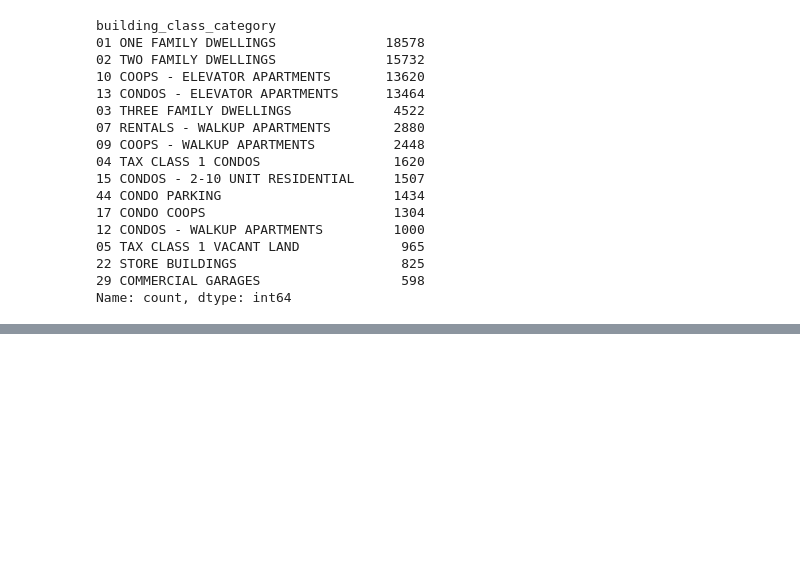
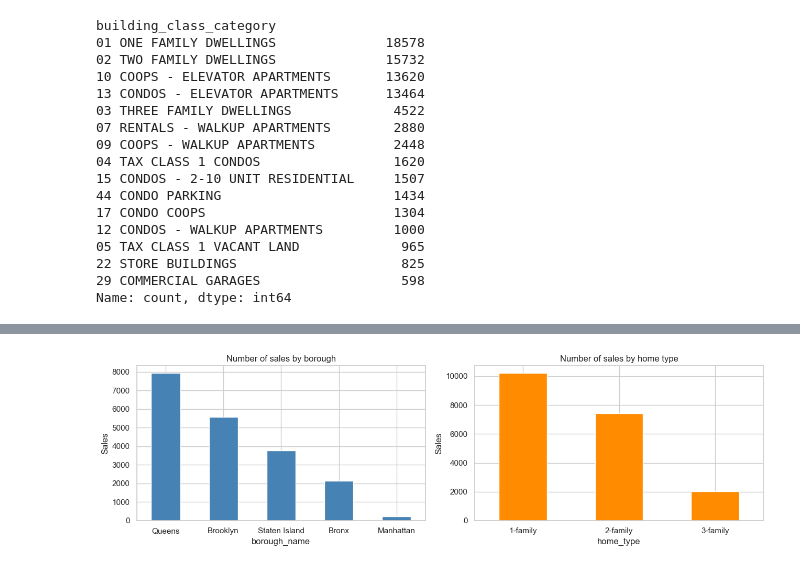
Before and after one commit to nodirbeksolijonov/MLDA-CW1-NYC-Property-Sales, a Jupyter notebook: MLDA_CW1_NYC_Property_Sales.ipynb, the cells around one changed output, grey strips where cells are left out. Drawn from its saved outputs; the diff is of its cells as text; code cells hidden in the pictures; blank space fills up the shorter version.

Commit message:
EDA: summary statistics, distributions, box plots, correlation matrix, time trend and data-quality checks
Co-Authored-By: Claude Opus 5.5 <noreply@anthropic.com>

```diff
--- a/MLDA_CW1_NYC_Property_Sales.ipynb
+++ b/MLDA_CW1_NYC_Property_Sales.ipynb
@@ -232,0 +243,25 @@ Name: count, dtype: int64
+# %%
+RESIDENTIAL_CATEGORIES = [
+    "01 ONE FAMILY DWELLINGS",
+    "02 TWO FAMILY DWELLINGS",
+    "03 THREE FAMILY DWELLINGS",
+]
+MIN_MARKET_PRICE = 10_000
+
+is_residential = df_raw["building_class_category"].isin(RESIDENTIAL_CATEGORIES)
+is_market_sale = df_raw["sale_price"] >= MIN_MARKET_PRICE
+
+df_res = df_raw[is_residential & is_market_sale].copy()
+
+# Short labels make the charts easier to read
+df_res["home_type"] = df_res["building_class_category"].map({
+    "01 ONE FAMILY DWELLINGS":   "1-family",
+    "02 TWO FAMILY DWELLINGS":   "2-family",
+    "03 THREE FAMILY DWELLINGS": "3-family",
+})
+
+print(f"All records:                    {len(df_raw):>7,}")
+print(f"1-3 family homes:               {is_residential.sum():>7,}")
+print(f"1-3 family market sales (kept): {len(df_res):>7,}")
+print(f"Share of 1-3 family records that are non-market transfers: "
+      f"{1 - len(df_res) / is_residential.sum():.1%}")
@@ -232,0 +364,17 @@ Name: count, dtype: int64
+# %%
+fig, axes = plt.subplots(1, 2, figsize=(13, 4))
+
+df_res["borough_name"].value_counts().plot.bar(ax=axes[0], color="steelblue")
+axes[0].set_title("Number of sales by borough")
+axes[0].set_ylabel("Sales")
+axes[0].tick_params(axis="x", rotation=0)
+
+df_res["home_type"].value_counts().sort_index().plot.bar(ax=axes[1], color="darkorange")
+axes[1].set_title("Number of sales by home type")
+axes[1].set_ylabel("Sales")
+axes[1].tick_params(axis="x", rotation=0)
+
+plt.tight_layout()
+plt.show()
+# %% [output]
+[figure, added]
```
Also changed, not shown: parts of 35 cells of this notebook.
